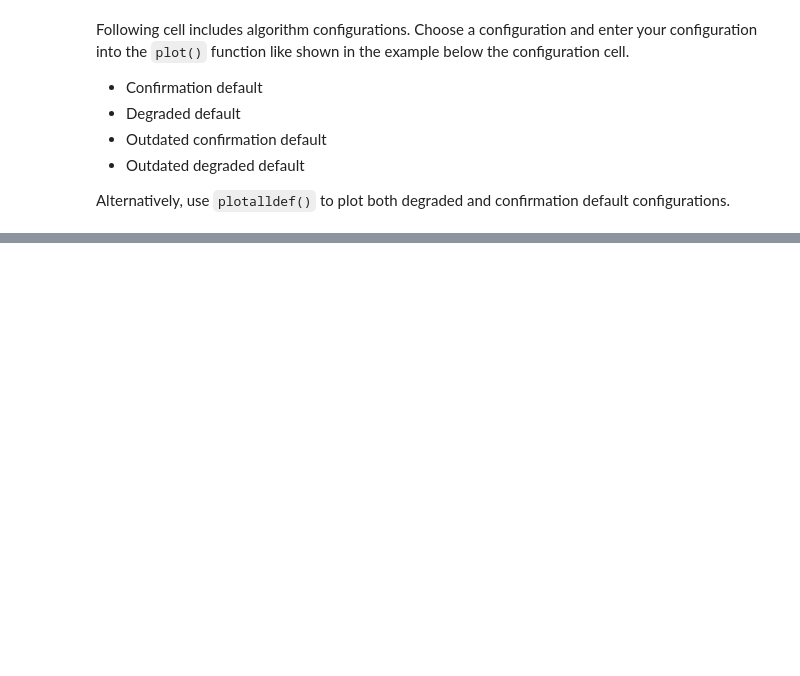
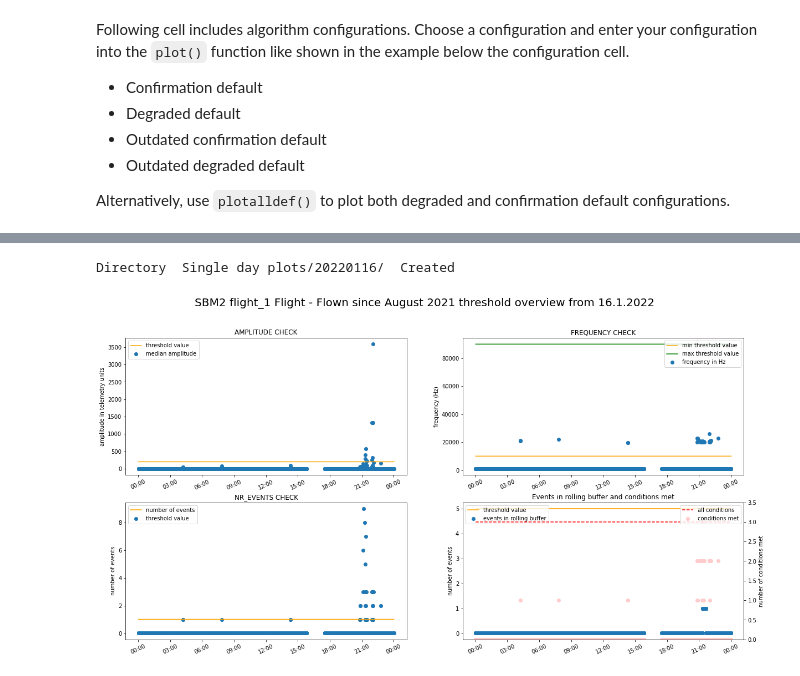
Before and after one commit to formanet415/SBM2-detection, a Jupyter notebook: Single day plotter.ipynb, the cells around one changed output, grey strips where cells are left out. Drawn from its saved outputs; the diff is of its cells as text; code cells hidden in the pictures; blank space fills up the shorter version.

```diff
--- a/Single day plotter.ipynb
+++ b/Single day plotter.ipynb
@@ -277,0 +278,5 @@ Directory  Single day plots/20211007/  Created
+# %%
+plot(2022, 1, 16, flown_1)
+# %% [output]
+Directory  Single day plots/20220116/  Created
+[figure, added]
```
Also changed, not shown: parts of 8 cells of this notebook, 16 other files.
